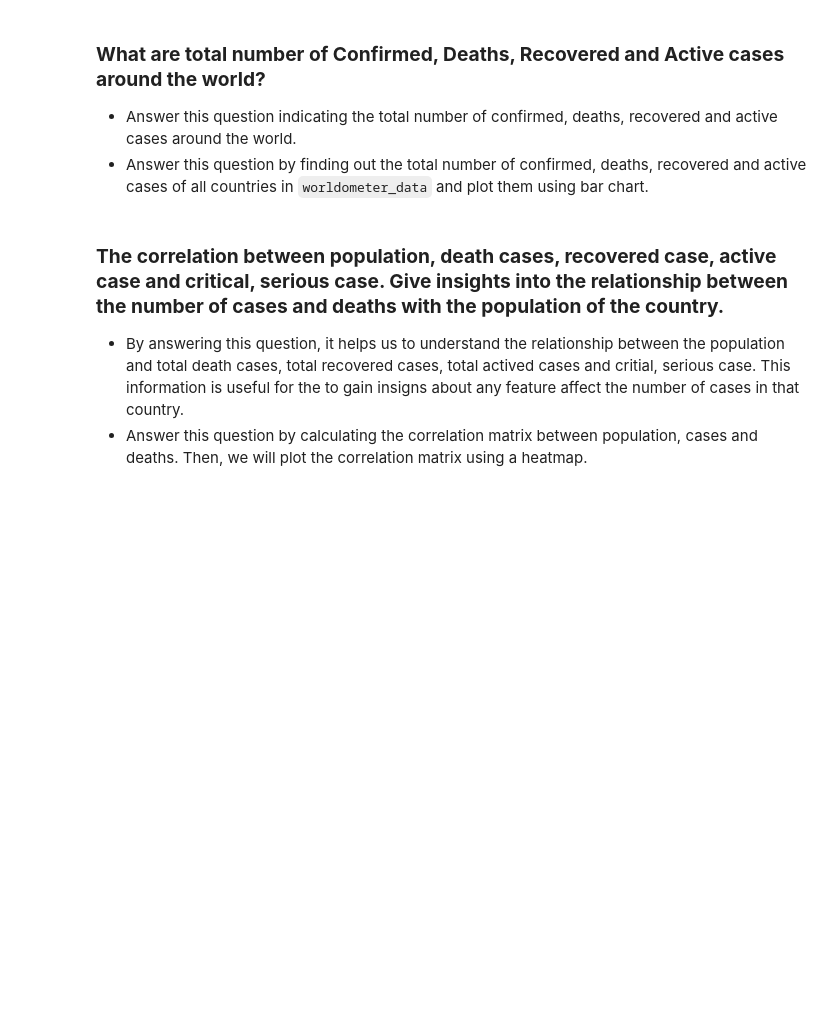
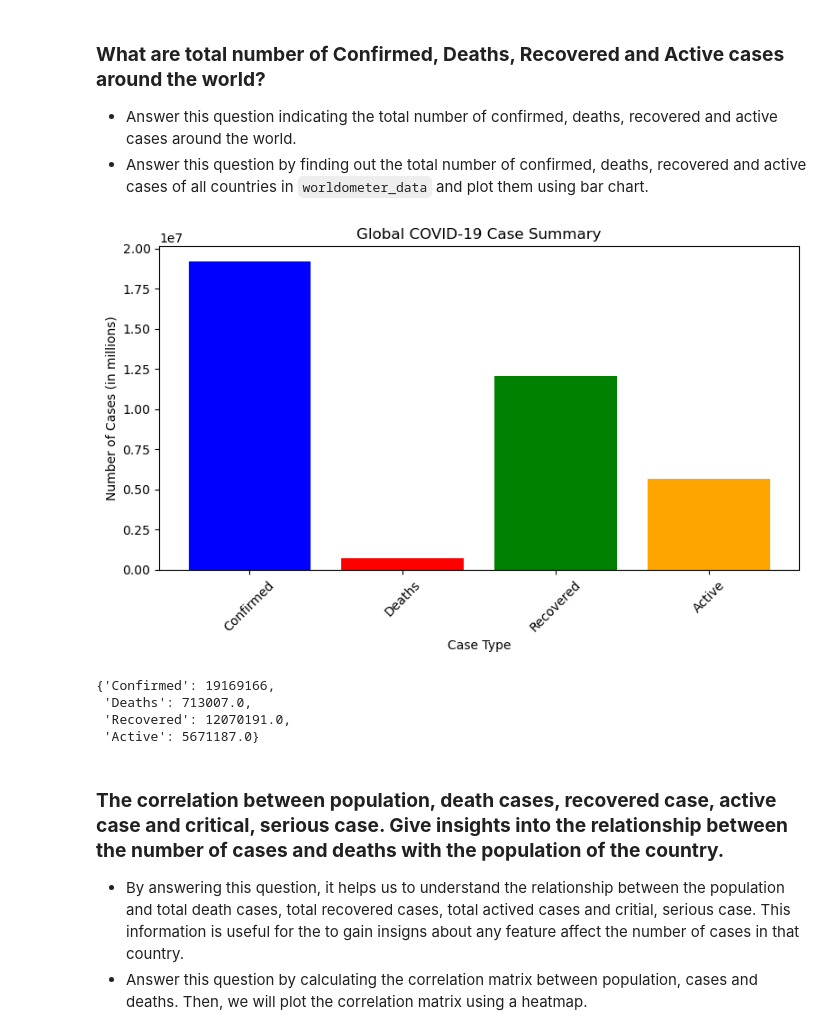
Before and after one commit to dhuyent/DSProgramming-FinalProject, a Jupyter notebook: src/Data_analysis.ipynb, the cells around one changed output. Cells and saved outputs as stored; diff of their text form; code cells hidden in the pictures; blank space fills up the shorter version.

Commit message:
update file data_analysis

```diff
--- a/src/Data_analysis.ipynb
+++ b/src/Data_analysis.ipynb
@@ -84,0 +88,4 @@ covid_19_df.sample(5)
+# %%
+# lastest.csv
+world_df = pd.read_csv("./cleaned_data/latest.csv")
+world_df.sample(5)
@@ -89,4 +103,34 @@ covid_19_df.sample(5)
 ### **What are total number of Confirmed, Deaths, Recovered and Active cases around the world?**
 - Answer this question indicating the total number of confirmed, deaths, recovered and active cases around the world.
 - Answer this question by finding out the total number of confirmed, deaths, recovered and active cases of all countries in `worldometer_data` and plot them using bar chart.
+# %%
+total_confirmed = world_df['TotalCases'].sum()
+total_deaths = world_df['TotalDeaths'].sum()
+total_recovered = world_df['TotalRecovered'].sum()
+total_active = world_df['ActiveCases'].sum()
+# %%
+totals = {
+    "Confirmed": total_confirmed,
+    "Deaths": total_deaths,
+    "Recovered": total_recovered,
+    "Active": total_active
+}
+
+# Plot the data
+plt.figure(figsize=(8, 5))
+plt.bar(totals.keys(), totals.values(), color=['blue', 'red', 'green', 'orange'])
+plt.title("Global COVID-19 Case Summary")
+plt.ylabel("Number of Cases (in millions)")
+plt.xlabel("Case Type")
+plt.xticks(rotation=45)
+plt.tight_layout()
+plt.show()
+
+totals
+# %% [output]
+[figure, added]
+{'Confirmed': 19169166,
+ 'Deaths': 713007.0,
+ 'Recovered': 12070191.0,
+ 'Active': 5671187.0}
 # %% [markdown]
```
Also changed, not shown: parts of 4 cells of this notebook, 2 other files.
